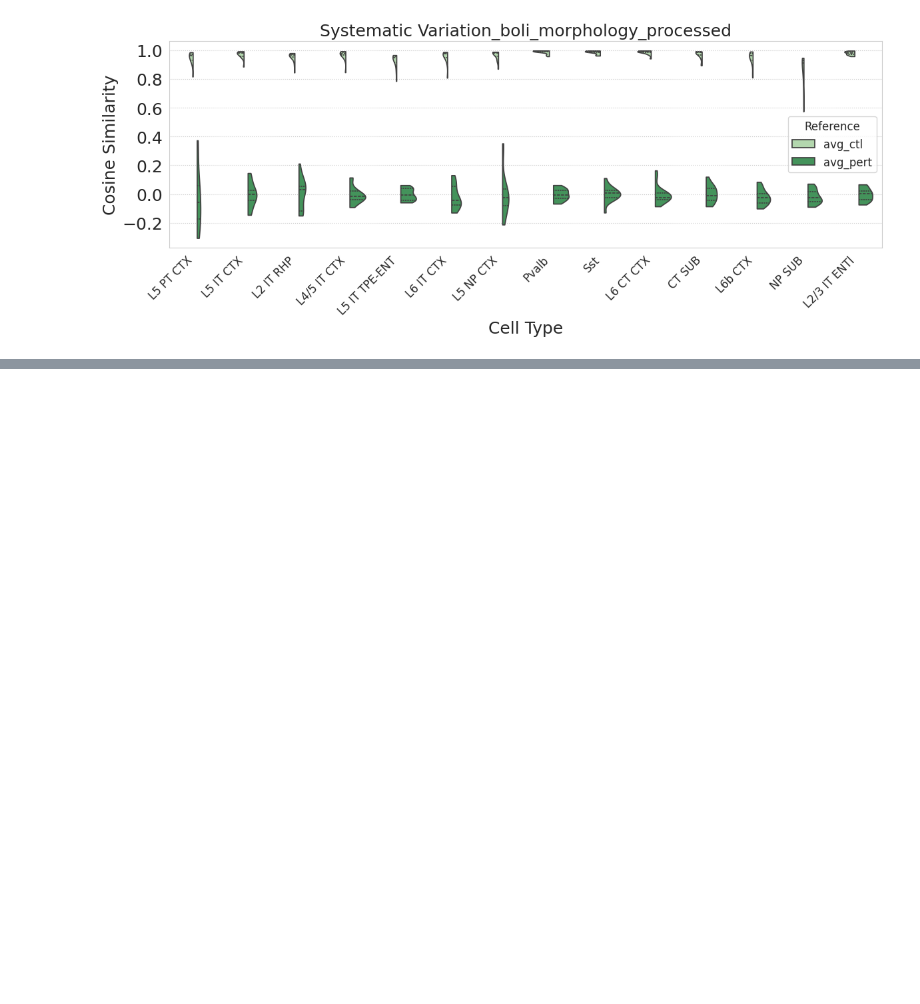
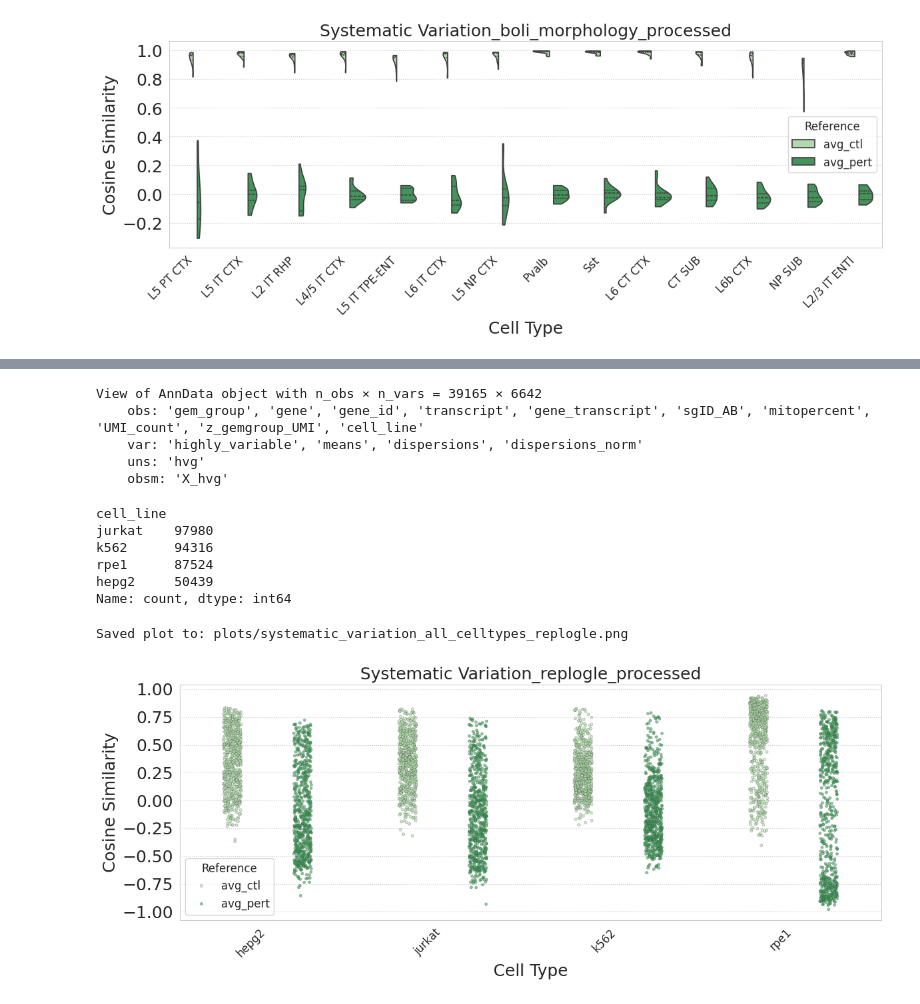
Before and after one commit to glyjtha/systema, a Jupyter notebook: notebook/benchmark_celltype.ipynb, the cells around one changed output, grey strips where cells are left out. Drawn from its saved outputs; the diff is of its cells as text; code cells hidden in the pictures; blank space fills up the shorter version.

```diff
--- a/notebook/benchmark_celltype.ipynb
+++ b/notebook/benchmark_celltype.ipynb
@@ -301,0 +305,2 @@ Saved plot to: plots/systematic_variation_all_celltypes_boli_morphology_processe
+# %%
+replogle = sc.read_h5ad("/gpfs/home/asun/jin_lab/database/replogle/processed/shared_pert/adata.h5ad")
@@ -301,0 +324,61 @@ Saved plot to: plots/systematic_variation_all_celltypes_boli_morphology_processe
+# %%
+replogle[replogle.obs['gene'] == 'non-targeting']
+# %% [output]
+View of AnnData object with n_obs × n_vars = 39165 × 6642
+    obs: 'gem_group', 'gene', 'gene_id', 'transcript', 'gene_transcript', 'sgID_AB', 'mitopercent', 'UMI_count', 'z_gemgroup_UMI', 'cell_line'
+    var: 'highly_variable', 'means', 'dispersions', 'dispersions_norm'
+    uns: 'hvg'
+    obsm: 'X_hvg'
+# %%
+replogle.obs['Assign'] = replogle.obs['gene']
+# %%
+replogle.obs['cell_line'].value_counts()
+# %% [output]
+cell_line
+jurkat    97980
+k562      94316
+rpe1      87524
+hepg2     50439
+Name: count, dtype: int64
+# %%
+replogle.obs['Assign'] = replogle.obs['Assign'].astype(str)
+replogle.obs['Assign'] = replogle.obs['Assign'].str.replace('non-targeting', 'NT_0')
+# %%
+# Collect data from all celltypes
+all_dfs = []
+
+for i in list(replogle.obs['cell_line'].unique()):
+    dataset_name = f'replogle_{i}'
+    try:
+        temp = replogle[replogle.obs['cell_line'] == i]
+        df, df_pair, df_norm, pert_names = pre_process(temp, dataset_name)
+
+        # Add celltype column
+        df = df.copy()
+        df['celltype'] = i
+        all_dfs.append(df)
+
+    except ValueError as e:
+        print(f"⚠️ Skipping {i} ({dataset_name}): {e}")
+        continue
+
+# Combine all dataframes
+combined_df = pd.concat(all_dfs, ignore_index=True)
+
+# Create single plot with all celltypes
+import os
+output_dir = 'plots'
+os.makedirs(output_dir, exist_ok=True)
+
+save_path = os.path.join(output_dir, 'systematic_variation_all_celltypes_replogle.png')
+
+plot_systematic_variation_all(
+    combined_df,
+    x_col='celltype',
+    title='Systematic Variation_replogle_processed',
+    plot_type='points',
+    save_path=save_path
+)
+# %% [output]
+Saved plot to: plots/systematic_variation_all_celltypes_replogle.png
+[figure, added]
```
Also changed, not shown: parts of 4 cells of this notebook, 1 other file.
